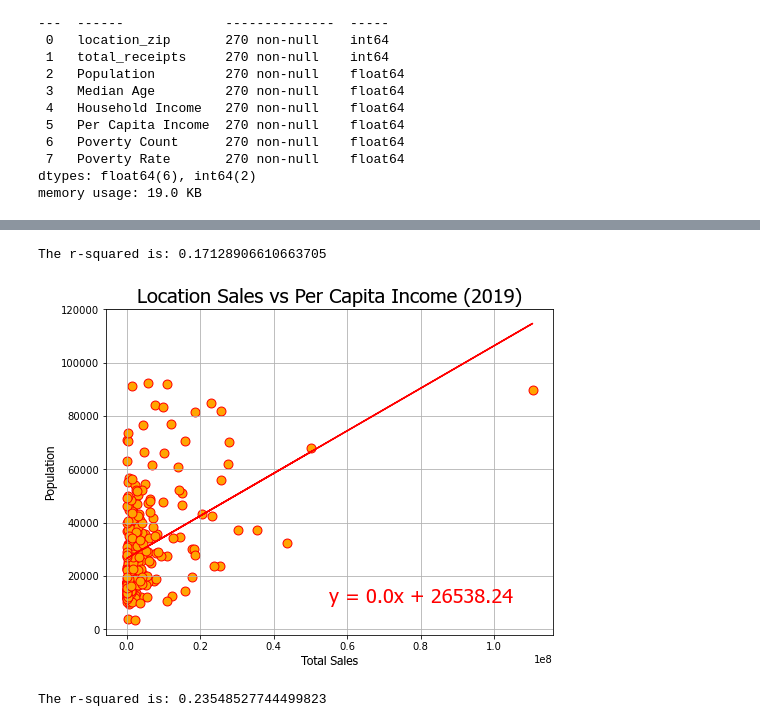
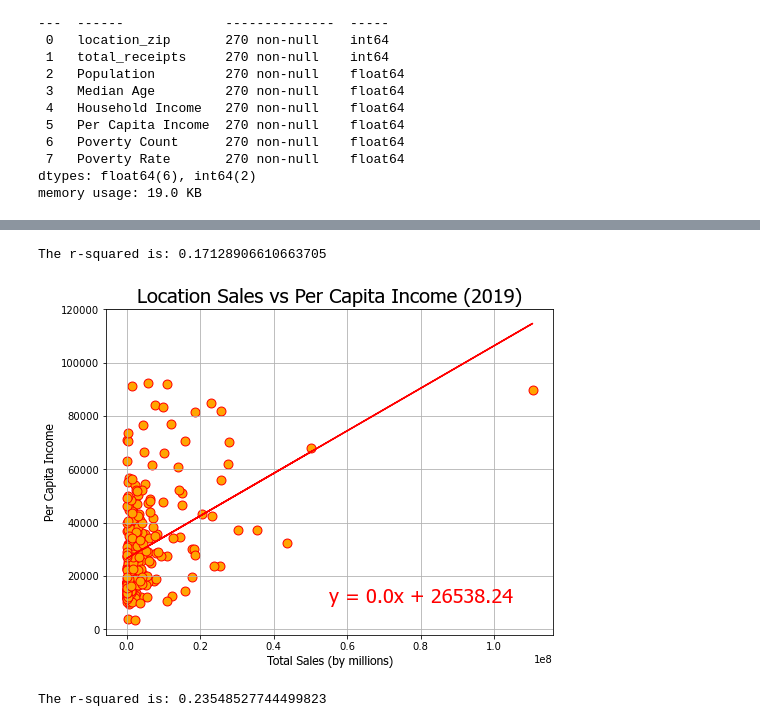
Before and after one commit to KelliDSmith/SMU_Project1_Group1, a Jupyter notebook: regression_kelli.ipynb, the cells around one changed output, grey strips where cells are left out. Saved outputs shown, nothing was run; the diff lists cells and outputs as text; code cells hidden in the pictures.

```diff
--- a/regression_kelli.ipynb
+++ b/regression_kelli.ipynb
@@ -102,25 +106,25 @@ clean_regress_2020.corr()
 # %%
 # 2019 zip total sales vs Per Capita Income
 plt.figure(figsize=(8,6))
 hfont = {'fontname':'Tahoma'}
 x_values = clean_regress_2019['total_receipts']
 y_values = clean_regress_2019['Per Capita Income']
 (slope, intercept, rvalue, pvalue, stderr) = linregress(x_values, y_values)
 regress_values = x_values * slope + intercept
 line_eq = "y = " + str(round(slope,2)) + "x + " + str(round(intercept,2))
 plt.scatter(x_values,y_values,color='orange',edgecolor="red",s=80)
 plt.plot(x_values,regress_values,"r-")
 plt.annotate(line_eq,(55000000,10000),font='Tahoma',fontsize=20,color="red")
-plt.xlabel('Total Sales',**hfont,fontsize=12)
-plt.ylabel('Population',**hfont,fontsize=12)
+plt.xlabel('Total Sales (by millions)',**hfont,fontsize=12)
+plt.ylabel('Per Capita Income',**hfont,fontsize=12)
 plt.title("Location Sales vs Per Capita Income (2019)",**hfont,fontsize=20)
 print(f"The r-squared is: {rvalue**2}")
 plt.grid()
 plt.savefig("../SMU_Project1_Group1/regressiong_sales_vs_income_2019")
 plt.show()
 # %% [output]
 The r-squared is: 0.17128906610663705
-[figure, old version]
+[figure, new version]
 # %%
 # 2020 zip total sales vs Per Capita Income
 plt.figure(figsize=(8,6))
```
Also changed, not shown: parts of 7 cells of this notebook, 5 other files.
